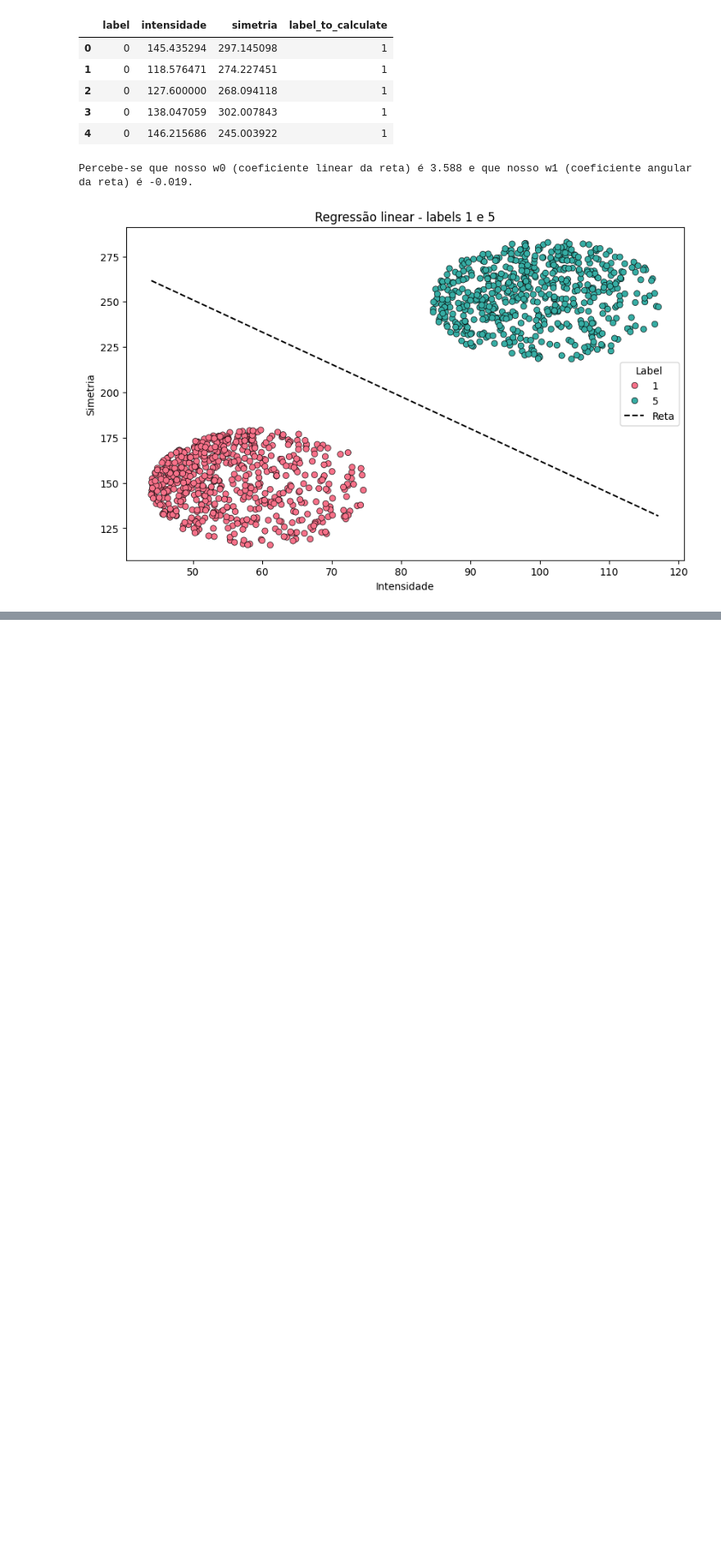
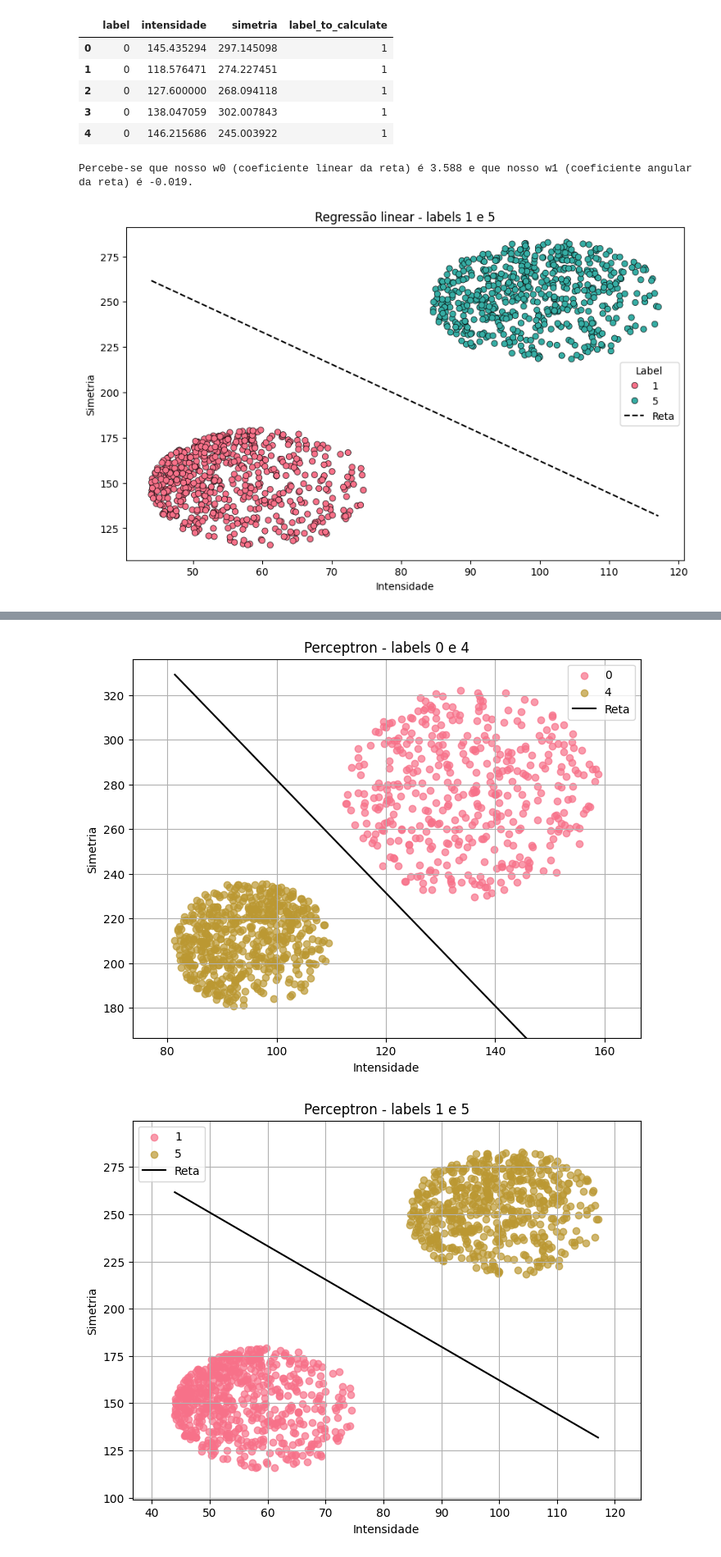
Before and after one commit to Thiagorcj/Projeto_ML, a Jupyter notebook: codes.ipynb, the cells around one changed output, grey strips where cells are left out. Shown at 82% size. Drawn from its saved outputs; the diff is of its cells as text; code cells hidden in the pictures; blank space fills up the shorter version.

```diff
--- a/codes.ipynb
+++ b/codes.ipynb
@@ -328,0 +299,41 @@ plot_intensity_vs_symmetry(filtered_df,weights=ws,title='Regressão linear - lab
+# %%
+from funcs import Perceptron
+
+filtered_df = filter_and_transform_df(df_train, 0, 4)
+X = filtered_df[['intensidade', 'simetria']]
+y = filtered_df['label_to_calculate']
+lr = LinearRegression()
+lr.fit(X,y)
+ws1 = lr.getW()
+p1 = Perceptron(ws1)
+X1 = X.to_numpy()
+y1 = y.to_numpy()
+it,w = p1.fit(X1,y1)
+p1.plot(X1,y1,0,4,"imagens/perc_0_4.png","Perceptron - labels 0 e 4")
+
+filtered_df = filter_and_transform_df(df_train, 1, 5)
+X = filtered_df[['intensidade', 'simetria']]
+y = filtered_df['label_to_calculate']
+lr = LinearRegression()
+lr.fit(X,y)
+ws1 = lr.getW()
+p2 = Perceptron(ws1)
+X1 = X.to_numpy()
+y1 = y.to_numpy()
+it,w = p2.fit(X1,y1)
+p2.plot(X1,y1,1,5,"imagens/perc_1_5.png","Perceptron - labels 1 e 5")
+
+filtered_df = filter_and_transform_df(df_train, 1, 4)
+X = filtered_df[['intensidade', 'simetria']]
+y = filtered_df['label_to_calculate']
+lr = LinearRegression()
+lr.fit(X,y)
+ws1 = lr.getW()
+p3 = Perceptron(ws1)
+X1 = X.to_numpy()
+y1 = y.to_numpy()
+it,w = p3.fit(X1,y1)
+p3.plot(X1,y1,1,4,"imagens/perc_1_4.png","Perceptron - labels 1 e 4")
+# %% [output]
+[figure, added]
+[figure, added]
```
Also changed, not shown: parts of 22 cells of this notebook.
